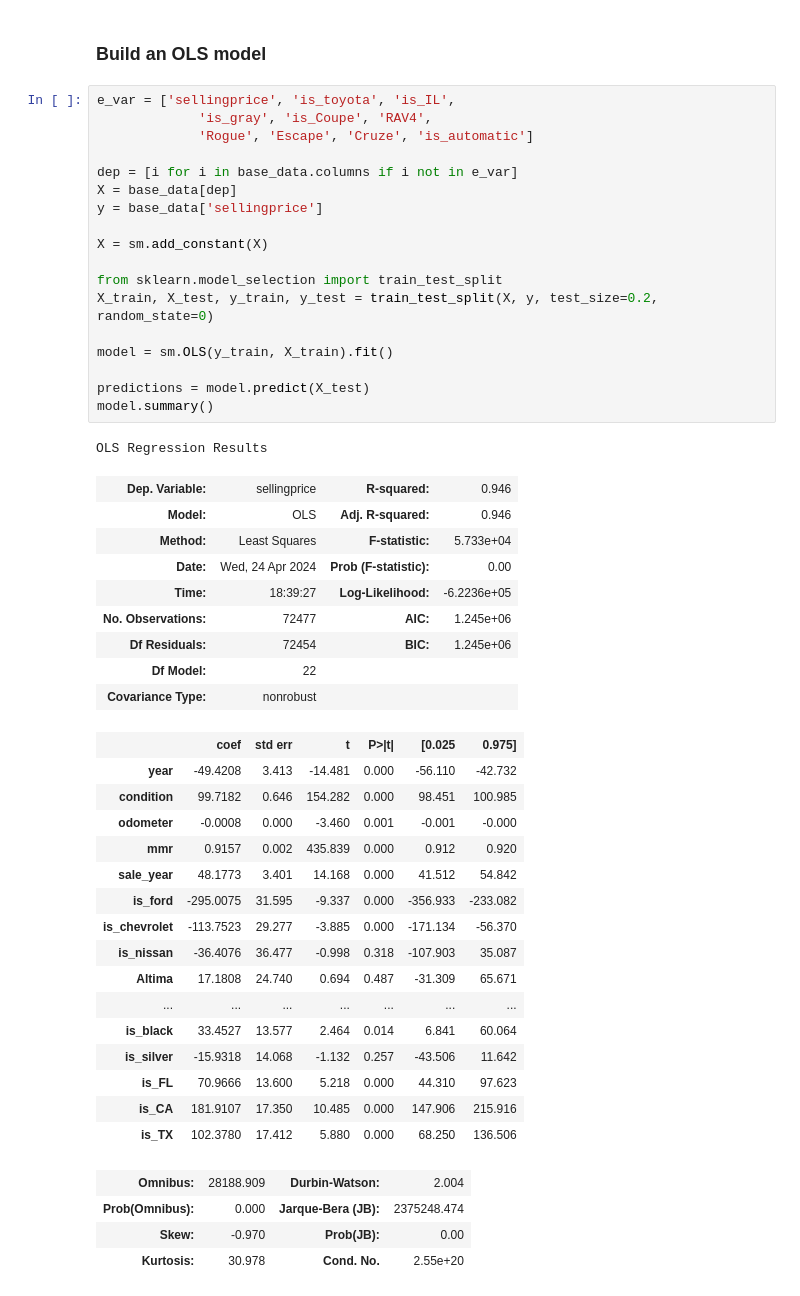
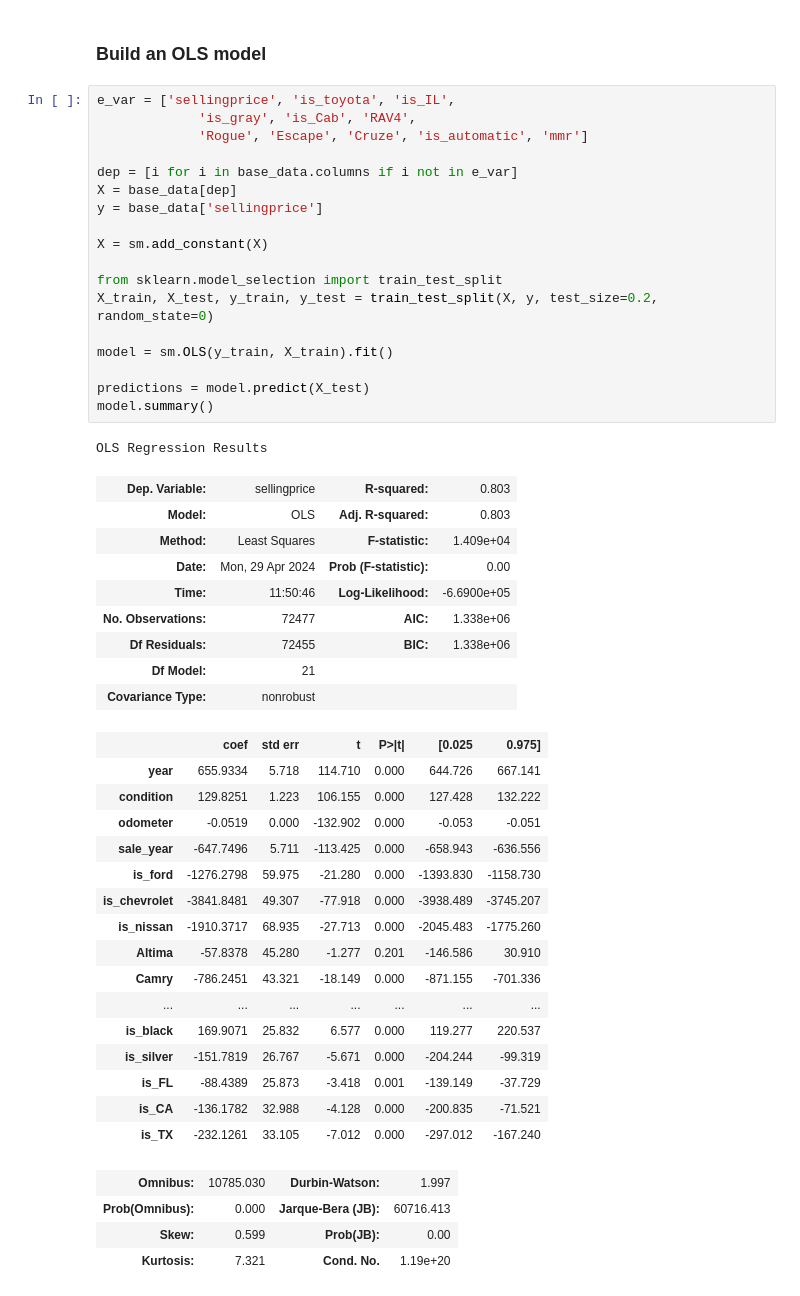
Before and after one commit to PavloKukurik/Car_prices_research, a Jupyter notebook: proj_test.ipynb, the cells around one changed output. Drawn from its saved outputs; the diff is of its cells as text.

```diff
--- a/proj_test.ipynb
+++ b/proj_test.ipynb
@@ -565,52 +580,52 @@ Name: is_automatic, dtype: int64
 ### Build an OLS model
 # %%
 e_var = ['sellingprice', 'is_toyota', 'is_IL',
-             'is_gray', 'is_Coupe', 'RAV4',
-             'Rogue', 'Escape', 'Cruze', 'is_automatic']
+             'is_gray', 'is_Cab', 'RAV4',
+             'Rogue', 'Escape', 'Cruze', 'is_automatic', 'mmr']
 
 dep = [i for i in base_data.columns if i not in e_var]
 X = base_data[dep]
 y = base_data['sellingprice']
 
 X = sm.add_constant(X)
 
 from sklearn.model_selection import train_test_split
 X_train, X_test, y_train, y_test = train_test_split(X, y, test_size=0.2, random_state=0)
 
 model = sm.OLS(y_train, X_train).fit()
 
 predictions = model.predict(X_test)
 model.summary()
 # %% [output]
 OLS Regression Results
-| Dep. Variable: | sellingprice | R-squared: | 0.946 |
-| Model: | OLS | Adj. R-squared: | 0.946 |
-| Method: | Least Squares | F-statistic: | 5.733e+04 |
-| Date: | Wed, 24 Apr 2024 | Prob (F-statistic): | 0.00 |
-| Time: | 18:39:27 | Log-Likelihood: | -6.2236e+05 |
-| No. Observations: | 72477 | AIC: | 1.245e+06 |
-| Df Residuals: | 72454 | BIC: | 1.245e+06 |
-| Df Model: | 22 |  |  |
+| Dep. Variable: | sellingprice | R-squared: | 0.803 |
+| Model: | OLS | Adj. R-squared: | 0.803 |
+| Method: | Least Squares | F-statistic: | 1.409e+04 |
+| Date: | Mon, 29 Apr 2024 | Prob (F-statistic): | 0.00 |
+| Time: | 11:50:46 | Log-Likelihood: | -6.6900e+05 |
+| No. Observations: | 72477 | AIC: | 1.338e+06 |
+| Df Residuals: | 72455 | BIC: | 1.338e+06 |
+| Df Model: | 21 |  |  |
 | Covariance Type: | nonrobust |  |  |
 |  | coef | std err | t | P>|t| | [0.025 | 0.975] |
-| year | -49.4208 | 3.413 | -14.481 | 0.000 | -56.110 | -42.732 |
-| condition | 99.7182 | 0.646 | 154.282 | 0.000 | 98.451 | 100.985 |
-| odometer | -0.0008 | 0.000 | -3.460 | 0.001 | -0.001 | -0.000 |
-| mmr | 0.9157 | 0.002 | 435.839 | 0.000 | 0.912 | 0.920 |
-| sale_year | 48.1773 | 3.401 | 14.168 | 0.000 | 41.512 | 54.842 |
-| is_ford | -295.0075 | 31.595 | -9.337 | 0.000 | -356.933 | -233.082 |
-| is_chevrolet | -113.7523 | 29.277 | -3.885 | 0.000 | -171.134 | -56.370 |
-| is_nissan | -36.4076 | 36.477 | -0.998 | 0.318 | -107.903 | 35.087 |
-| Altima | 17.1808 | 24.740 | 0.694 | 0.487 | -31.309 | 65.671 |
+| year | 655.9334 | 5.718 | 114.710 | 0.000 | 644.726 | 667.141 |
+| condition | 129.8251 | 1.223 | 106.155 | 0.000 | 127.428 | 132.222 |
+| odometer | -0.0519 | 0.000 | -132.902 | 0.000 | -0.053 | -0.051 |
+| sale_year | -647.7496 | 5.711 | -113.425 | 0.000 | -658.943 | -636.556 |
+| is_ford | -1276.2798 | 59.975 | -21.280 | 0.000 | -1393.830 | -1158.730 |
+| is_chevrolet | -3841.8481 | 49.307 | -77.918 | 0.000 | -3938.489 | -3745.207 |
+| is_nissan | -1910.3717 | 68.935 | -27.713 | 0.000 | -2045.483 | -1775.260 |
+| Altima | -57.8378 | 45.280 | -1.277 | 0.201 | -146.586 | 30.910 |
+| Camry | -786.2451 | 43.321 | -18.149 | 0.000 | -871.155 | -701.336 |
 | ... | ... | ... | ... | ... | ... | ... |
-| is_black | 33.4527 | 13.577 | 2.464 | 0.014 | 6.841 | 60.064 |
-| is_silver | -15.9318 | 14.068 | -1.132 | 0.257 | -43.506 | 11.642 |
-| is_FL | 70.9666 | 13.600 | 5.218 | 0.000 | 44.310 | 97.623 |
-| is_CA | 181.9107 | 17.350 | 10.485 | 0.000 | 147.906 | 215.916 |
-| is_TX | 102.3780 | 17.412 | 5.880 | 0.000 | 68.250 | 136.506 |
+| is_black | 169.9071 | 25.832 | 6.577 | 0.000 | 119.277 | 220.537 |
+| is_silver | -151.7819 | 26.767 | -5.671 | 0.000 | -204.244 | -99.319 |
+| is_FL | -88.4389 | 25.873 | -3.418 | 0.001 | -139.149 | -37.729 |
+| is_CA | -136.1782 | 32.988 | -4.128 | 0.000 | -200.835 | -71.521 |
+| is_TX | -232.1261 | 33.105 | -7.012 | 0.000 | -297.012 | -167.240 |
-| Omnibus: | 28188.909 | Durbin-Watson: | 2.004 |
-| Prob(Omnibus): | 0.000 | Jarque-Bera (JB): | 2375248.474 |
-| Skew: | -0.970 | Prob(JB): | 0.00 |
-| Kurtosis: | 30.978 | Cond. No. | 2.55e+20 |
+| Omnibus: | 10785.030 | Durbin-Watson: | 1.997 |
+| Prob(Omnibus): | 0.000 | Jarque-Bera (JB): | 60716.413 |
+| Skew: | 0.599 | Prob(JB): | 0.00 |
+| Kurtosis: | 7.321 | Cond. No. | 1.19e+20 |
 Notes:
 [1] Standard Errors assume that the covariance matrix of the errors is correctly specified.
```
Also changed, not shown: parts of 6 cells of this notebook, 35 other files.
